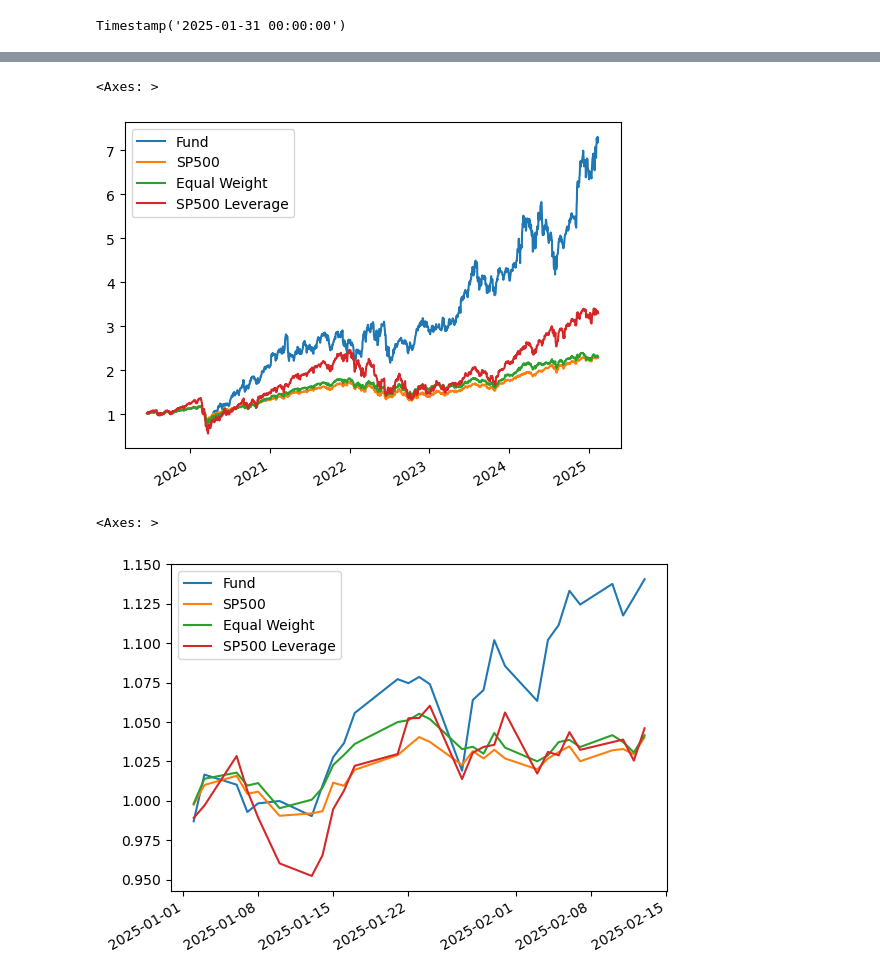
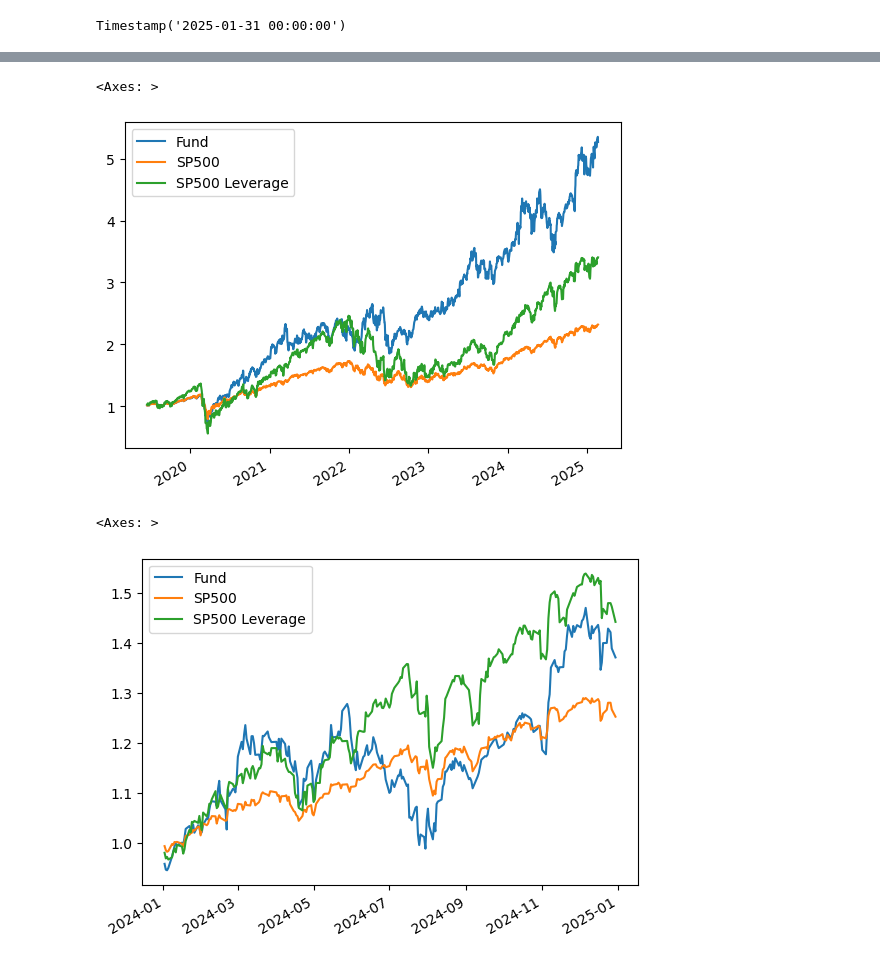
Before and after one commit to niroojane/Equity-Analysis, a Jupyter notebook: S&P500 Analysis.ipynb, the cells around one changed output, grey strips where cells are left out. Drawn from its saved outputs; the diff is of its cells as text; code cells hidden in the pictures.

```diff
--- a/S&P500 Analysis.ipynb
+++ b/S&P500 Analysis.ipynb
@@ -168,7 +191,7 @@ mrat_weights,dates_end=get_mrat(dataframe,numerator=21,denominator=200)
 # %%
 mrat_weights = mrat_weights[~mrat_weights.index.duplicated(keep='first')]
 # %%
-portfolio,tracking=get_portfolios(investment_amount=100,dataframe=dataframe,numbers_of_stocks=10,weight_dict=weight_dict,
+portfolio,tracking=get_portfolios(investment_amount=100,dataframe=dataframe,numbers_of_stocks=15,weight_dict=weight_dict,
                                   mrat_weights=mrat_weights,dates_end=dates_end,
                                   transaction_fee=0.005)
 # %% [output]
@@ -256,7 +279,7 @@ for key in portfolio.keys():
 # %%
 performance['Fund']=historical_portfolio.sum(axis=1)
 performance['SP500']=sp500
-performance['Equal Weight']=equal_weight.sum(axis=1)
+#performance['Equal Weight']=equal_weight.sum(axis=1)
 performance['SP500 Leverage']=sp500_leverage
 
 performance_pct=performance.copy()
@@ -265,17 +288,17 @@ performance_pct=performance_pct.pct_change()
 (1+performance_pct.iloc[:-2]).cumprod().plot()
 # %% [output]
 <Axes: >
-[figure, old version]
+[figure, new version]
 # %%
 years=sorted(list(set(performance.index.year)))
 # %%
 month_year=performance.index.strftime('%Y-%m')
 month_year=sorted(list(set(month_year)))
 # %%
-(1+performance_pct.loc[str(2025)].iloc[:-1]).cumprod().plot()
+(1+performance_pct.loc[str(2024)].iloc[:-1]).cumprod().plot()
 # %% [output]
 <Axes: >
-[figure, old version]
+[figure, new version]
 # %%
 year_returns={}
 year_returns[years[0]]=performance.loc[str(years[0])].iloc[-1]/performance.loc[str(years[0])].iloc[0]-1
```
Also changed, not shown: parts of 24 cells of this notebook.
